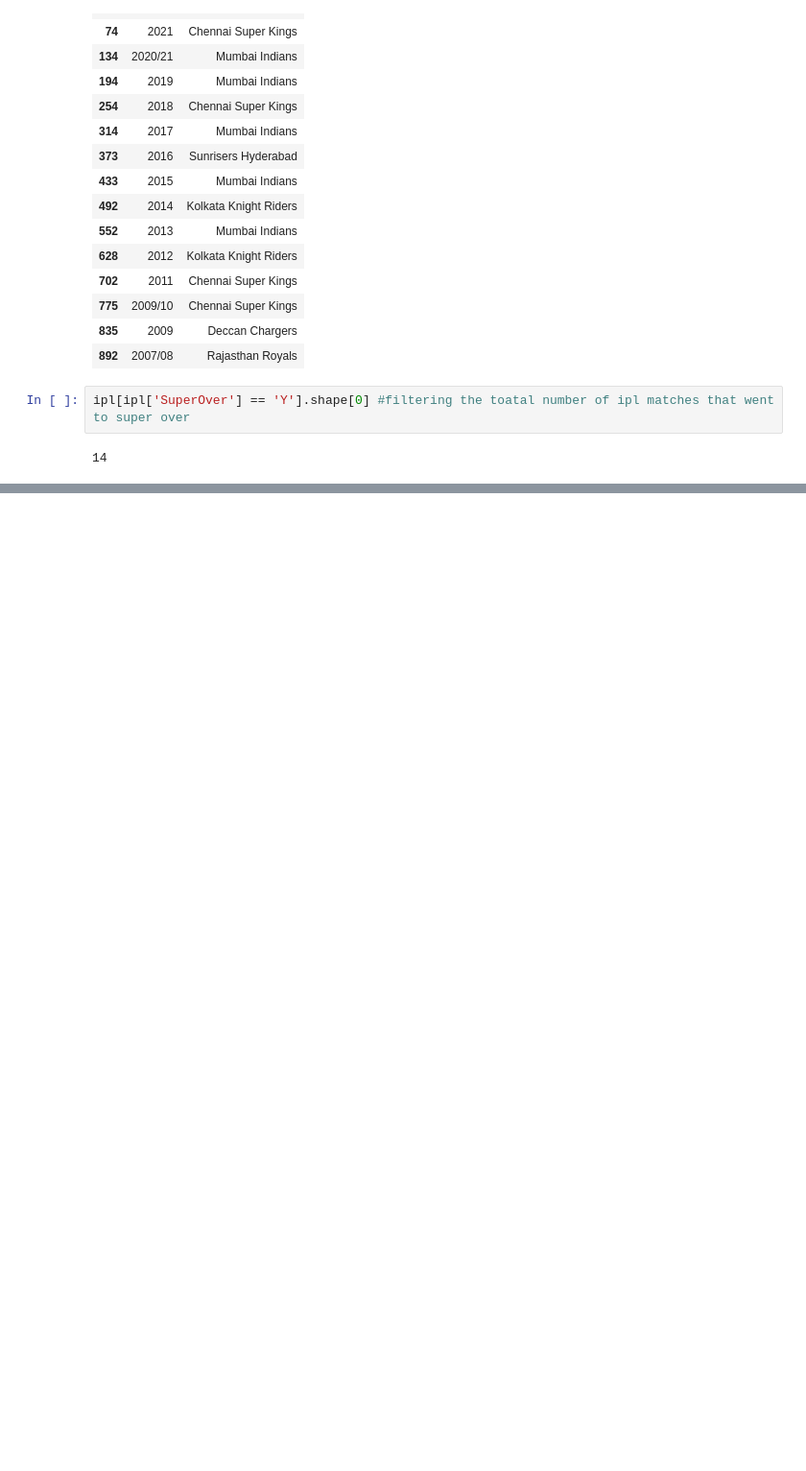
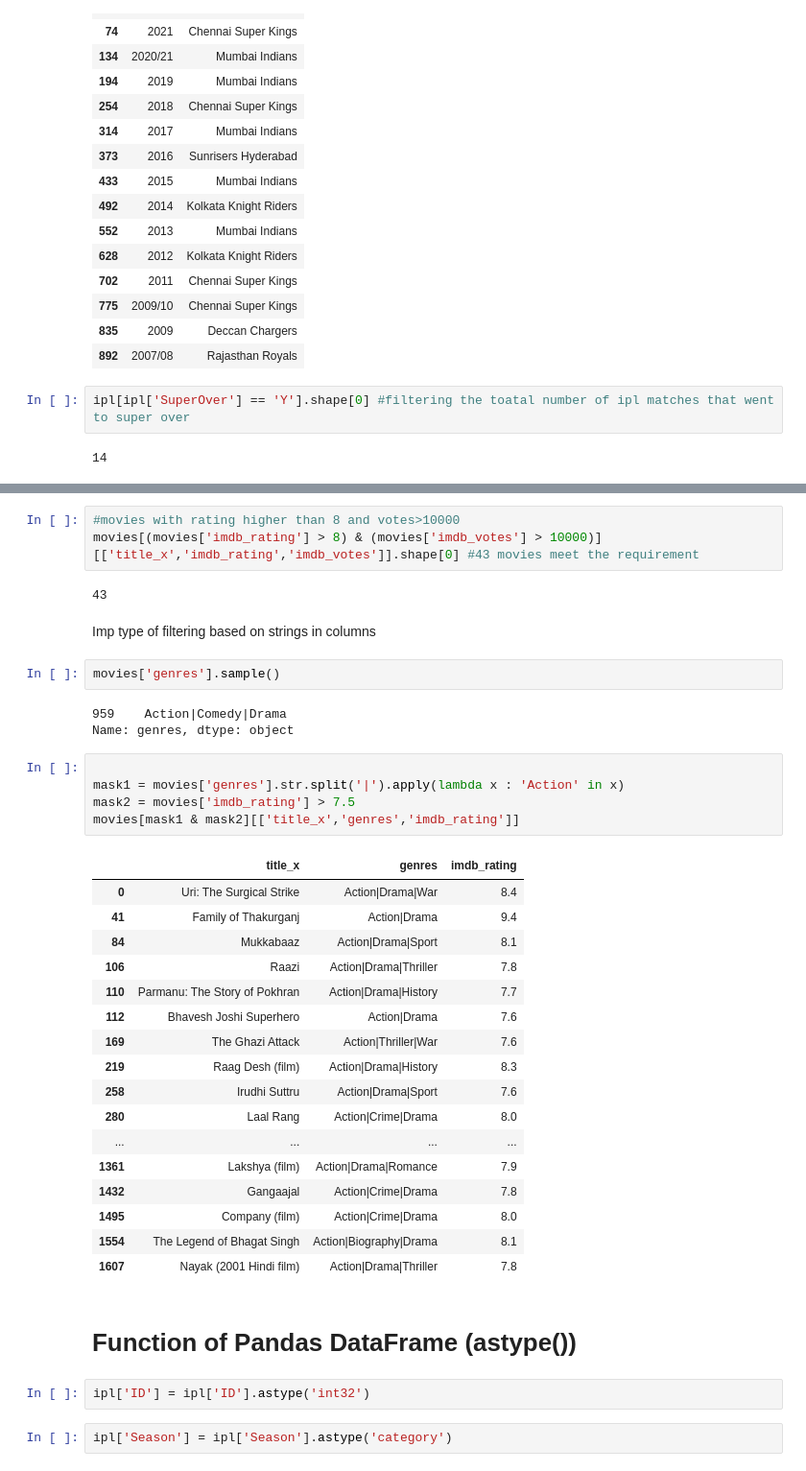
Before and after one commit to faisalkhan4k/Pandas, a Jupyter notebook: 02_week1.ipynb, the cells around one changed output, grey strips where cells are left out. Shown: that part at 96% size. Saved outputs shown, nothing was run; the diff lists cells and outputs as text; blank space fills up the shorter version.

Commit message:
implement str(), split() and apply with lambda function in dataframe filtering

```diff
--- a/02_week1.ipynb
+++ b/02_week1.ipynb
@@ -476,0 +492,41 @@ ipl[ipl['SuperOver'] == 'Y'].shape[0] #filtering the toatal number of ipl matche
+# %%
+#movies with rating higher than 8 and votes>10000
+movies[(movies['imdb_rating'] > 8) & (movies['imdb_votes'] > 10000)][['title_x','imdb_rating','imdb_votes']].shape[0] #43 movies meet the requirement
+# %% [output]
+43
+# %% [markdown]
+Imp type of filtering based on strings in columns
+# %%
+movies['genres'].sample()
+# %% [output]
+959    Action|Comedy|Drama
+Name: genres, dtype: object
+# %%
+
+mask1 = movies['genres'].str.split('|').apply(lambda x : 'Action' in x)
+mask2 = movies['imdb_rating'] > 7.5
+movies[mask1 & mask2][['title_x','genres','imdb_rating']]
+# %% [output]
+|  | title_x | genres | imdb_rating |
+| 0 | Uri: The Surgical Strike | Action|Drama|War | 8.4 |
+| 41 | Family of Thakurganj | Action|Drama | 9.4 |
+| 84 | Mukkabaaz | Action|Drama|Sport | 8.1 |
+| 106 | Raazi | Action|Drama|Thriller | 7.8 |
+| 110 | Parmanu: The Story of Pokhran | Action|Drama|History | 7.7 |
+| 112 | Bhavesh Joshi Superhero | Action|Drama | 7.6 |
+| 169 | The Ghazi Attack | Action|Thriller|War | 7.6 |
+| 219 | Raag Desh (film) | Action|Drama|History | 8.3 |
+| 258 | Irudhi Suttru | Action|Drama|Sport | 7.6 |
+| 280 | Laal Rang | Action|Crime|Drama | 8.0 |
+| ... | ... | ... | ... |
+| 1361 | Lakshya (film) | Action|Drama|Romance | 7.9 |
+| 1432 | Gangaajal | Action|Crime|Drama | 7.8 |
+| 1495 | Company (film) | Action|Crime|Drama | 8.0 |
+| 1554 | The Legend of Bhagat Singh | Action|Biography|Drama | 8.1 |
+| 1607 | Nayak (2001 Hindi film) | Action|Drama|Thriller | 7.8 |
+# %% [markdown]
+<h1>Function of Pandas DataFrame (astype())
+# %%
+ipl['ID'] = ipl['ID'].astype('int32')
+# %%
+ipl['Season'] = ipl['Season'].astype('category')
```
Also changed, not shown: parts of 4 cells of this notebook.
